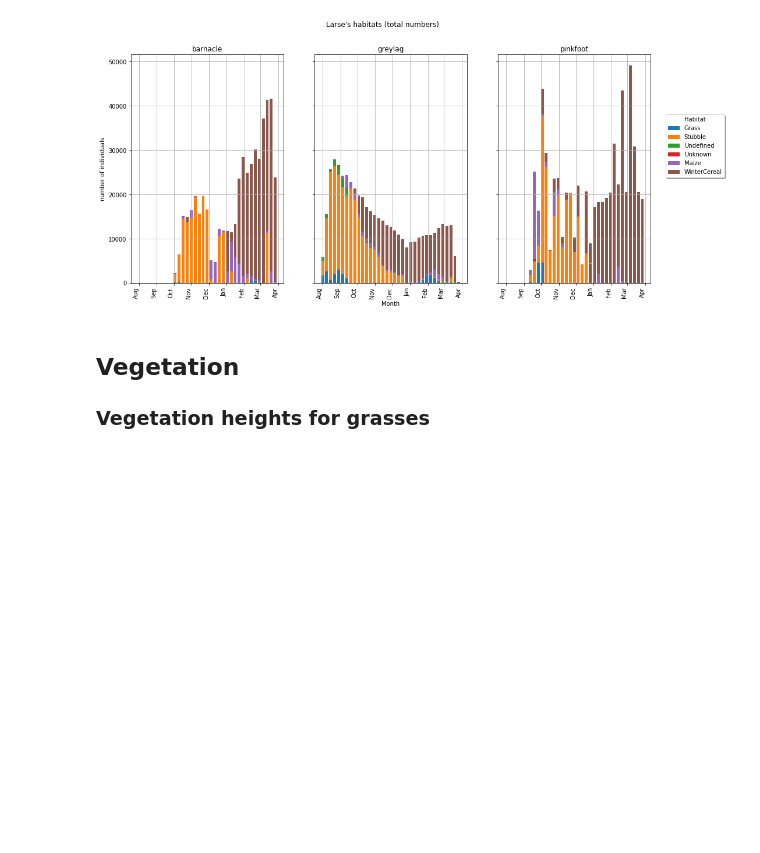
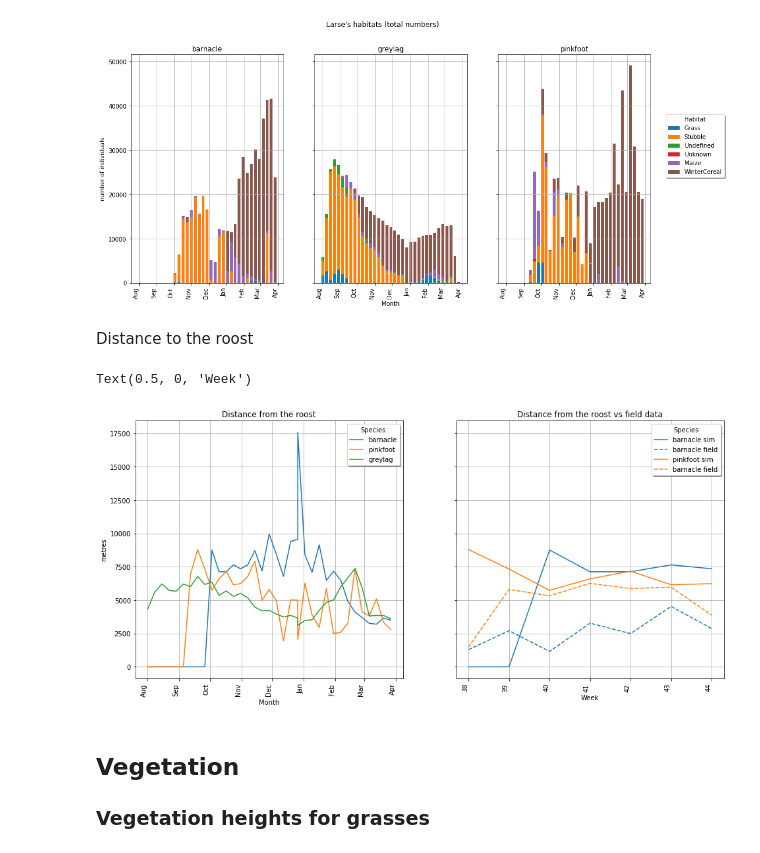
Before and after one commit to andrey-chu/almass_python_testing_mirror, a Jupyter notebook: Goose_test_notebook.ipynb, the cells around one changed output. Saved outputs shown, nothing was run; the diff lists cells and outputs as text; code cells hidden in the pictures; blank space fills up the shorter version.

```diff
--- a/Goose_test_notebook.ipynb
+++ b/Goose_test_notebook.ipynb
@@ -841,6 +841,77 @@ fig4a.suptitle('Larse\'s habitats (total numbers)')
 # %% [output]
 Text(0.5, 0.98, "Larse's habitats (total numbers)")
 [figure]
+# %% [markdown]
+Distance to the roost
+# %%
+for i in species_names:
+    forage_data[i+'_wtd_roost_dist']=forage_data['roost_dist_'+i]*forage_data[i+is_timed_str]
+#def wtavg_barnacle(x, sp_name):
+def wtavg_roost(x, sp_name):
+    try:
+        #return np.sum(x['wtd_roost_dist_'])/ np.sum( x[sp_name+is_timed_str])
+        return pd.Series([np.average(x['roost_dist_'+sp_name], weights = x[sp_name+is_timed_str])], index=['roost_'+sp_name])
+    except ZeroDivisionError:
+        return pd.Series([0], index=['roost_'+sp_name])
+def wtavg_roost_field(x, sp_name):
+    try:
+        #return np.sum(x['wtd_roost_dist_'])/ np.sum( x[sp_name+is_timed_str])
+        return pd.Series([np.average(x['dist'], weights = x['numbers'])], index=['roost_'+sp_name])
+    except ZeroDivisionError:
+        return pd.Series([0], index=['roost_'+sp_name])
+def min_week(series):
+    temp= np.min(series).week+1
+    if temp == 53:
+        return 0
+    else:
+        return temp
+forage_summary_roost=pd.concat([forage_data_months_filtered.groupby(['weekdate']).apply(wtavg_roost,sp_name='barnacle'),
+                               forage_data_months_filtered.groupby(['weekdate']).apply(wtavg_roost,sp_name='pinkfoot'),
+                               forage_data_months_filtered.groupby(['weekdate']).apply(wtavg_roost,sp_name='greylag'),
+                               forage_data_months_filtered.groupby(['weekdate']).agg(week=('daydate', min_week))],
+                               axis=1, join='outer')
+roost_field_observ_data=pd.read_csv(data_dir+"fieldobs_01112017.tsv", sep='\t', header=0)
+roost_field_observ_data['daydate']=[dt.datetime.strptime(i, '%Y-%m-%dT%H:%M:%SZ') for i in roost_field_observ_data.ObsDato]
+barnacle_obs_roost=roost_field_observ_data[roost_field_observ_data.species=='Barnacle'].groupby(['species','week']).apply(wtavg_roost_field, sp_name='barnacle_obs').droplevel(0)
+pinkfoot_obs_roost=roost_field_observ_data[roost_field_observ_data.species=='Pinkfoot'].groupby(['species','week']).apply(wtavg_roost_field, sp_name='pinkfoot_obs').droplevel(0)
+#greylag_obs_roost=roost_field_observ_data[roost_field_observ_data.species=='Greylag'].groupby(['species','week']).apply(wtavg_roost_field, sp_name='greylag_obs').droplevel(0)
+roost_data_comparable=pd.concat([forage_summary_roost.set_index('week'), pinkfoot_obs_roost, barnacle_obs_roost],axis=1, join='inner')
+fig4a, ax4a = plt.subplots(1,2,sharex='col', sharey='row', figsize=mpl.figure.figaspect(0.5)*2)
+
+months = mdates.MonthLocator()
+myFmt = mdates.DateFormatter('%b')
+# plt.sca()
+fig4a.autofmt_xdate(rotation='vertical')
+
+
+all_dates_str =  forage_summary_roost.index.get_level_values(0).unique()
+
+all_dates=[dt.datetime.strptime(i+'-0', '%Y-W%U-%w') for i in all_dates_str]
+ax4a[0].xaxis.set_major_formatter(myFmt)
+#all_dates=[dt.datetime.strptime(i+, '%m') for i in all_dates_str]
+ax4a[0].grid()
+
+ax4a[0].plot(all_dates,forage_summary_roost.roost_barnacle, label='barnacle')
+ax4a[0].plot(all_dates,forage_summary_roost.roost_pinkfoot, label='pinkfoot')
+ax4a[0].plot(all_dates,forage_summary_roost.roost_greylag, label='greylag')
+ax4a[0].legend(fancybox=True, shadow=True, title='Species',  ncol=1)
+ax4a[0].set_title('Distance from the roost')
+ax4a[0].set_xlabel('Month')
+ax4a[0].set_ylabel('metres')
+ax4a[1].grid()
+
+p1,=ax4a[1].plot(roost_data_comparable.index,roost_data_comparable.roost_barnacle, label='barnacle sim', linestyle='-')
+ax4a[1].plot(roost_data_comparable.index,roost_data_comparable.roost_barnacle_obs, label='barnacle field',linestyle='--', color=p1.get_color())
+p1,=ax4a[1].plot(roost_data_comparable.index,roost_data_comparable.roost_pinkfoot, label='pinkfoot sim', linestyle='-')
+ax4a[1].plot(roost_data_comparable.index,roost_data_comparable.roost_pinkfoot_obs, label='barnacle field',linestyle='--', color=p1.get_color())
+#ax4a[1].plot(all_dates,forage_summary_roost.roost_pinkfoot, label='pinkfoot')
+#ax4a[1].plot(all_dates,forage_summary_roost.roost_greylag, label='greylag')
+ax4a[1].legend(fancybox=True, shadow=True, title='Species',  ncol=1)
+ax4a[1].set_title('Distance from the roost vs field data')
+ax4a[1].set_xlabel('Week')
+# %% [output]
+Text(0.5, 0, 'Week')
+[figure, added]
 # %% [markdown]
 ## Vegetation
 ### Vegetation heights for grasses
```
Also changed, not shown: parts of 4 cells of this notebook, 6 other files.
